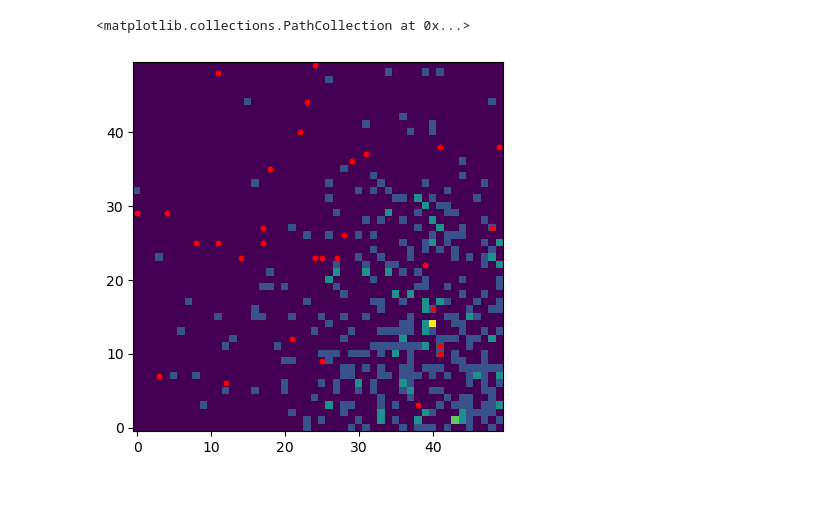
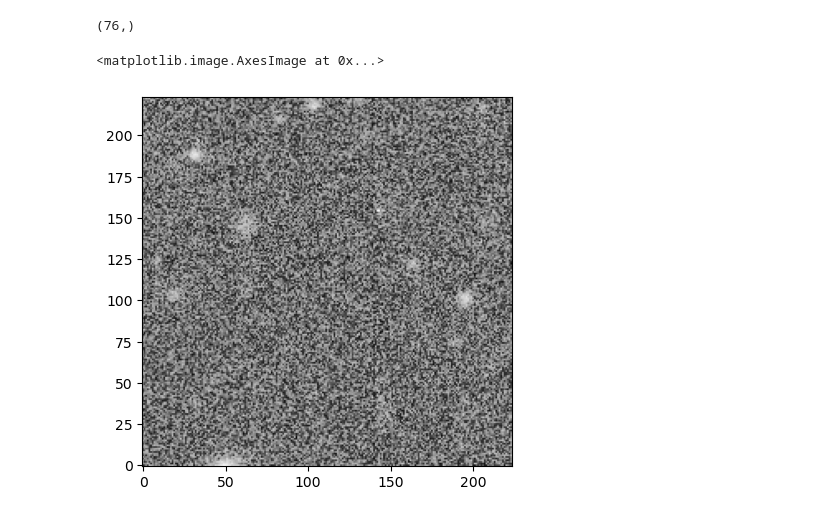
Before and after one commit to David-Chemaly/Dwarf_ZooBot, a Jupyter notebook: get_data.ipynb, the cells around one changed output. Saved outputs shown, nothing was run; the diff lists cells and outputs as text; code cells hidden in the pictures.

Commit message:
added data treatment

```diff
--- a/get_data.ipynb
+++ b/get_data.ipynb
@@ -15,8 +29,8 @@ galaxies = np.loadtxt(f'{PATH_DATA}/galaxies.txt', dtype=str)
 # %%
-i = 0
+index = 7
 
 # Load r-band image
-with fits.open(f'{PATH_DATA}/{galaxies[i]}.l.r.Mg004.fits') as hdul:
+with fits.open(f'{PATH_DATA}/{galaxies[index]}.l.r.Mg004.fits') as hdul:
     primary_hdu = hdul[0]
     data_r = primary_hdu.data.T  # This is a NumPy array
     header_r = primary_hdu.header  # This is a FITS header object
@@ -147,10 +94,47 @@ array([0, 0, 0, 0, 1, 1, 1, 1, 0, 1, 1, 1, 0, 1, 1, 0, 0, 1, 1, 1, 1, 1,
-# %%
-i = 1
-
-plt.imshow(crops[i].T, origin='lower', cmap='viridis')
-
-arg_in = np.where( point_here == i)
-plt.scatter(x_label[arg_in] - crop_size*(i//y_crops), y_label[arg_in] - crop_size*(i%y_crops), c='r', s=10)
-# %% [output]
-<matplotlib.collections.PathCollection at 0x...>
-[figure, removed]
+# %%
+os.makedirs(f'{PATH_SAVE}/{galaxies[index]}', exist_ok=True)
+
+arg_TP = np.where(blocks[:, 1].sum(axis=(1,2)) > 0)[0]
+i_coord, x_coord, y_coord = np.where( blocks[arg_TP, 1] > 0 )
+xy_label = np.zeros((len(x_coord), 3))
+xy_label[:, 0] = i_coord
+xy_label[:, 1] = x_coord
+xy_label[:, 2] = y_coord
+with h5py.File(f'{PATH_SAVE}/{galaxies[index]}/TP.h5', 'w') as f:
+    f.create_dataset("data",  data=blocks[arg_TP, 0])
+    f.create_dataset("label", data=xy_label)
+
+NN = 1000
+lower_bound, upper_bound = 0, len(blocks)
+mean, std_dev = len(blocks)/2, len(blocks)/5
+a, b = (lower_bound - mean) / std_dev, (upper_bound - mean) / std_dev
+int_samples = truncnorm.rvs(a, b, loc=mean, scale=std_dev, size=NN).astype(int)
+
+def adjust_duplicates(array, arg_TP):
+    seen = set(arg_TP)
+    for index, value in enumerate(array):
+        while value in seen:
+            value += 1  # Adjust incrementally
+        seen.add(value)
+        array[index] = value
+    return array
+
+arg_TN = adjust_duplicates(int_samples, arg_TP)
+with h5py.File(f'{PATH_SAVE}/{galaxies[index]}/TN.h5', 'w') as f:
+    f.create_dataset("data",  data=blocks[arg_TN, 0])
+# %%
+with h5py.File(f'{PATH_SAVE}/{galaxies[index]}/TN.h5', 'r') as f:
+    TN_data = f['data'][:]
+
+with h5py.File(f'{PATH_SAVE}/{galaxies[index]}/TP.h5', 'r') as f:
+    TP_data = f['data'][:]
+    TP_label = f['label'][:]
+# %%
+np.where( TN_data.sum(axis=(1,2)) == 0)[0].shape
+# %% [output]
+(76,)
+# %%
+plt.imshow(np.arcsinh(TN_data[np.random.randint(NN)]).T, cmap='gray', origin='lower')
+# %% [output]
+<matplotlib.image.AxesImage at 0x...>
+[figure, added]
```
Also changed, not shown: parts of 21 cells of this notebook, 1 other file.
